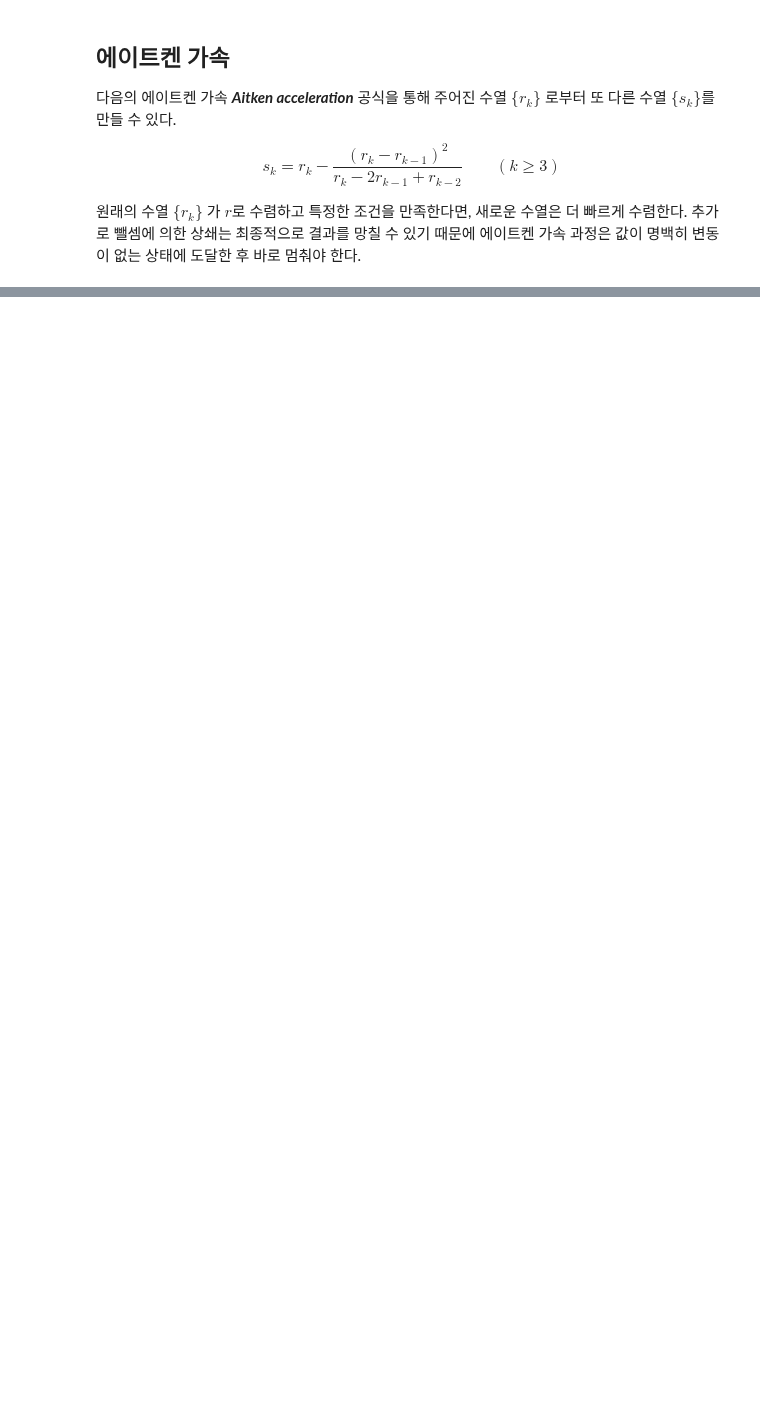
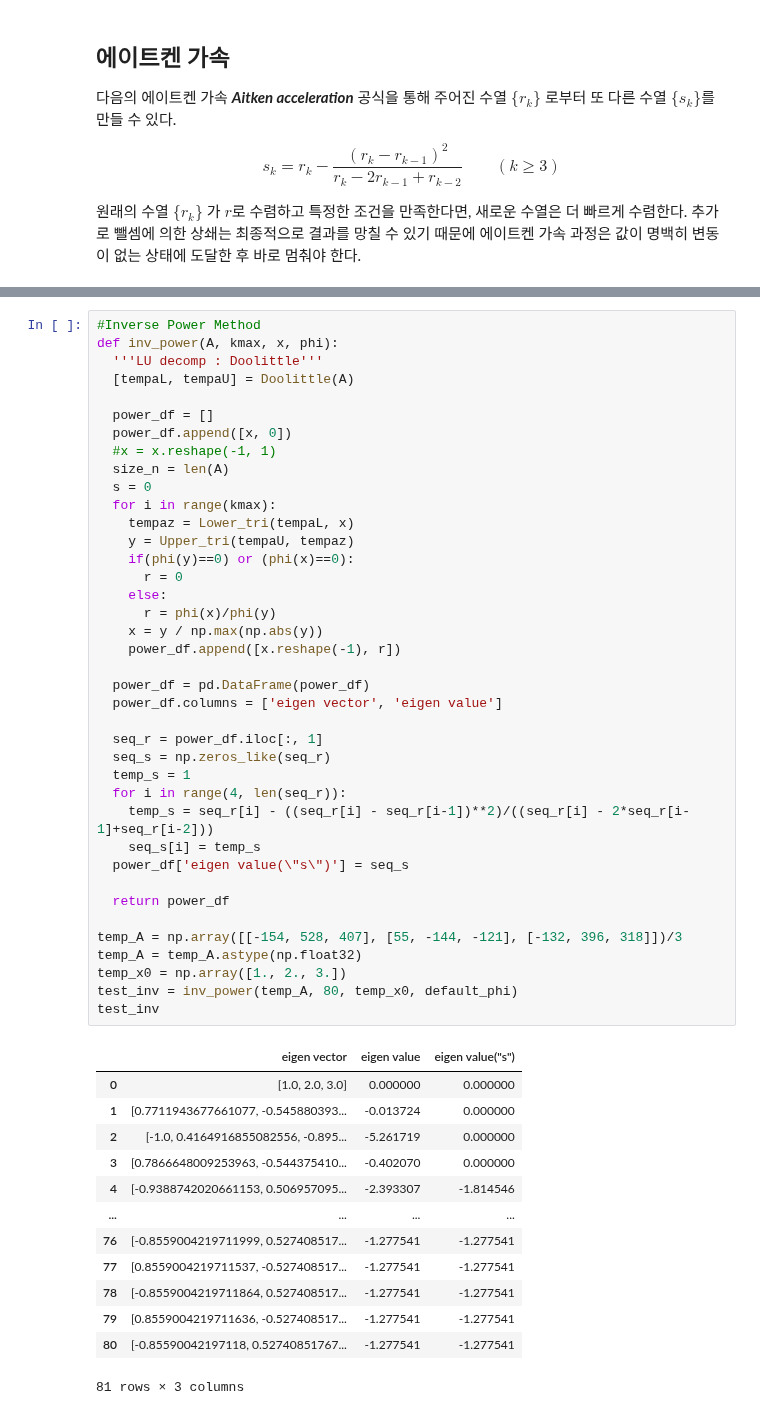
Before and after one commit to tirals88/Numerical-Mathematics-and-Computing, a Jupyter notebook: Chap8_More on Linear Systems.ipynb, the cells around one changed output, grey strips where cells are left out. Drawn from its saved outputs; the diff is of its cells as text; blank space fills up the shorter version.

```diff
--- a/Chap8_More on Linear Systems.ipynb
+++ b/Chap8_More on Linear Systems.ipynb
@@ -529,0 +590,53 @@ power_method(test_A, 8, test_x0, default_phi)
+# %%
+#Inverse Power Method
+def inv_power(A, kmax, x, phi):
+  '''LU decomp : Doolittle'''
+  [tempaL, tempaU] = Doolittle(A)
+
+  power_df = []
+  power_df.append([x, 0])
+  #x = x.reshape(-1, 1)
+  size_n = len(A)
+  s = 0
+  for i in range(kmax):
+    tempaz = Lower_tri(tempaL, x)
+    y = Upper_tri(tempaU, tempaz)
+    if(phi(y)==0) or (phi(x)==0):
+      r = 0
+    else:
+      r = phi(x)/phi(y)
+    x = y / np.max(np.abs(y))
+    power_df.append([x.reshape(-1), r])
+
+  power_df = pd.DataFrame(power_df)
+  power_df.columns = ['eigen vector', 'eigen value']
+
+  seq_r = power_df.iloc[:, 1]
+  seq_s = np.zeros_like(seq_r)
+  temp_s = 1
+  for i in range(4, len(seq_r)):
+    temp_s = seq_r[i] - ((seq_r[i] - seq_r[i-1])**2)/((seq_r[i] - 2*seq_r[i-1]+seq_r[i-2]))
+    seq_s[i] = temp_s
+  power_df['eigen value(\"s\")'] = seq_s
+
+  return power_df
+
+temp_A = np.array([[-154, 528, 407], [55, -144, -121], [-132, 396, 318]])/3
+temp_A = temp_A.astype(np.float32)
+temp_x0 = np.array([1., 2., 3.])
+test_inv = inv_power(temp_A, 80, temp_x0, default_phi)
+test_inv
+# %% [output]
+|  | eigen vector | eigen value | eigen value("s") |
+| 0 | [1.0, 2.0, 3.0] | 0.000000 | 0.000000 |
+| 1 | [0.7711943677661077, -0.545880393... | -0.013724 | 0.000000 |
+| 2 | [-1.0, 0.4164916855082556, -0.895... | -5.261719 | 0.000000 |
+| 3 | [0.7866648009253963, -0.544375410... | -0.402070 | 0.000000 |
+| 4 | [-0.9388742020661153, 0.506957095... | -2.393307 | -1.814546 |
+| ... | ... | ... | ... |
+| 76 | [-0.8559004219711999, 0.527408517... | -1.277541 | -1.277541 |
+| 77 | [0.8559004219711537, -0.527408517... | -1.277541 | -1.277541 |
+| 78 | [-0.8559004219711864, 0.527408517... | -1.277541 | -1.277541 |
+| 79 | [0.8559004219711636, -0.527408517... | -1.277541 | -1.277541 |
+| 80 | [-0.85590042197118, 0.52740851767... | -1.277541 | -1.277541 |
+81 rows × 3 columns
```
Also changed, not shown: parts of 8 cells of this notebook.
